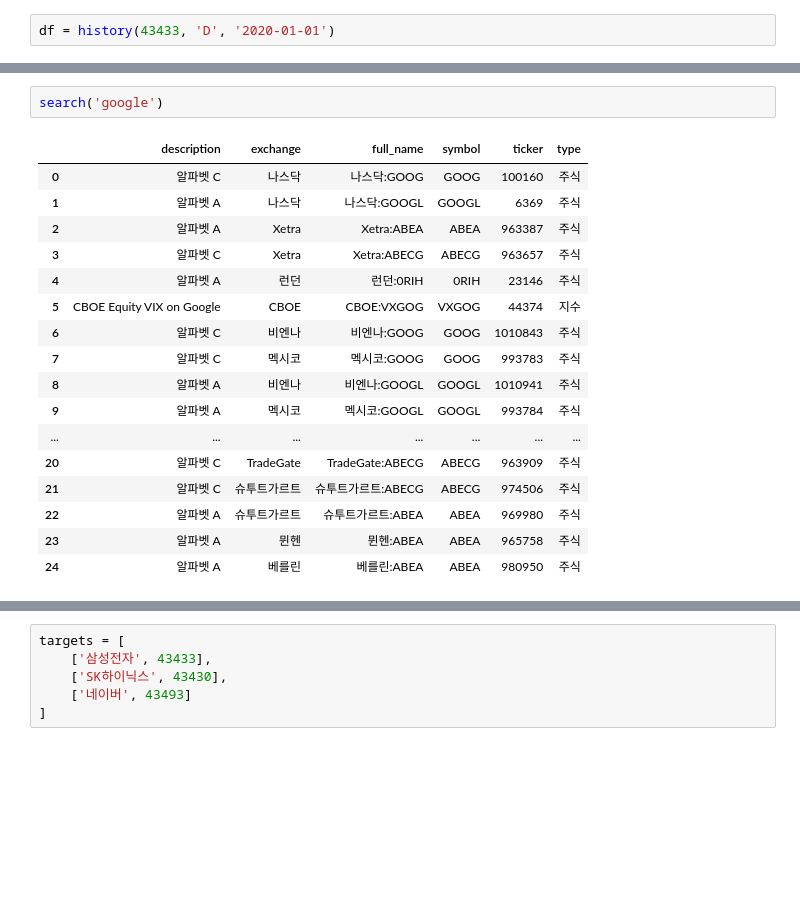
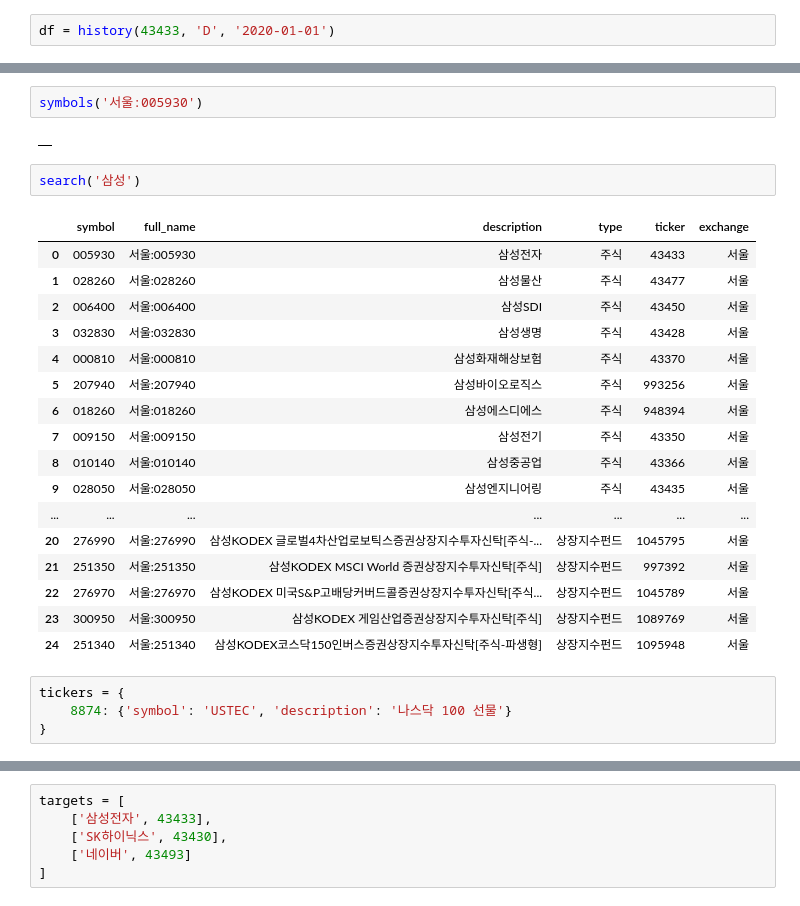
Before and after one commit to pickmoment/moondata, a Jupyter notebook: test.ipynb, the cells around one changed output, grey strips where cells are left out. Drawn from its saved outputs; the diff is of its cells as text; blank space fills up the shorter version.

```diff
--- a/test.ipynb
+++ b/test.ipynb
@@ -106,20 +101,28 @@ symbols('COMEX:GC')
+# %%
+symbols('서울:005930')
+# %% [output]
+|  |
 # %%
-search('google')
+search('삼성')
 # %% [output]
-|  | description | exchange | full_name | symbol | ticker | type |
-| 0 | 알파벳 C | 나스닥 | 나스닥:GOOG | GOOG | 100160 | 주식 |
-| 1 | 알파벳 A | 나스닥 | 나스닥:GOOGL | GOOGL | 6369 | 주식 |
-| 2 | 알파벳 A | Xetra | Xetra:ABEA | ABEA | 963387 | 주식 |
-| 3 | 알파벳 C | Xetra | Xetra:ABECG | ABECG | 963657 | 주식 |
-| 4 | 알파벳 A | 런던 | 런던:0RIH | 0RIH | 23146 | 주식 |
-| 5 | CBOE Equity VIX on Google | CBOE | CBOE:VXGOG | VXGOG | 44374 | 지수 |
-| 6 | 알파벳 C | 비엔나 | 비엔나:GOOG | GOOG | 1010843 | 주식 |
-| 7 | 알파벳 C | 멕시코 | 멕시코:GOOG | GOOG | 993783 | 주식 |
-| 8 | 알파벳 A | 비엔나 | 비엔나:GOOGL | GOOGL | 1010941 | 주식 |
-| 9 | 알파벳 A | 멕시코 | 멕시코:GOOGL | GOOGL | 993784 | 주식 |
+|  | symbol | full_name | description | type | ticker | exchange |
+| 0 | 005930 | 서울:005930 | 삼성전자 | 주식 | 43433 | 서울 |
+| 1 | 028260 | 서울:028260 | 삼성물산 | 주식 | 43477 | 서울 |
+| 2 | 006400 | 서울:006400 | 삼성SDI | 주식 | 43450 | 서울 |
+| 3 | 032830 | 서울:032830 | 삼성생명 | 주식 | 43428 | 서울 |
+| 4 | 000810 | 서울:000810 | 삼성화재해상보험 | 주식 | 43370 | 서울 |
+| 5 | 207940 | 서울:207940 | 삼성바이오로직스 | 주식 | 993256 | 서울 |
+| 6 | 018260 | 서울:018260 | 삼성에스디에스 | 주식 | 948394 | 서울 |
+| 7 | 009150 | 서울:009150 | 삼성전기 | 주식 | 43350 | 서울 |
+| 8 | 010140 | 서울:010140 | 삼성중공업 | 주식 | 43366 | 서울 |
+| 9 | 028050 | 서울:028050 | 삼성엔지니어링 | 주식 | 43435 | 서울 |
 | ... | ... | ... | ... | ... | ... | ... |
-| 20 | 알파벳 C | TradeGate | TradeGate:ABECG | ABECG | 963909 | 주식 |
-| 21 | 알파벳 C | 슈투트가르트 | 슈투트가르트:ABECG | ABECG | 974506 | 주식 |
-| 22 | 알파벳 A | 슈투트가르트 | 슈투트가르트:ABEA | ABEA | 969980 | 주식 |
-| 23 | 알파벳 A | 뮌헨 | 뮌헨:ABEA | ABEA | 965758 | 주식 |
-| 24 | 알파벳 A | 베를린 | 베를린:ABEA | ABEA | 980950 | 주식 |
+| 20 | 276990 | 서울:276990 | 삼성KODEX 글로벌4차산업로보틱스증권상장지수투자신탁[주식-... | 상장지수펀드 | 1045795 | 서울 |
+| 21 | 251350 | 서울:251350 | 삼성KODEX MSCI World 증권상장지수투자신탁[주식] | 상장지수펀드 | 997392 | 서울 |
+| 22 | 276970 | 서울:276970 | 삼성KODEX 미국S&P고배당커버드콜증권상장지수투자신탁[주식... | 상장지수펀드 | 1045789 | 서울 |
+| 23 | 300950 | 서울:300950 | 삼성KODEX 게임산업증권상장지수투자신탁[주식] | 상장지수펀드 | 1089769 | 서울 |
+| 24 | 251340 | 서울:251340 | 삼성KODEX코스닥150인버스증권상장지수투자신탁[주식-파생형] | 상장지수펀드 | 1095948 | 서울 |
+# %%
+tickers = {
+    8874: {'symbol': 'USTEC', 'description': '나스닥 100 선물'}
+}
```
Also changed, not shown: parts of 6 cells of this notebook.
